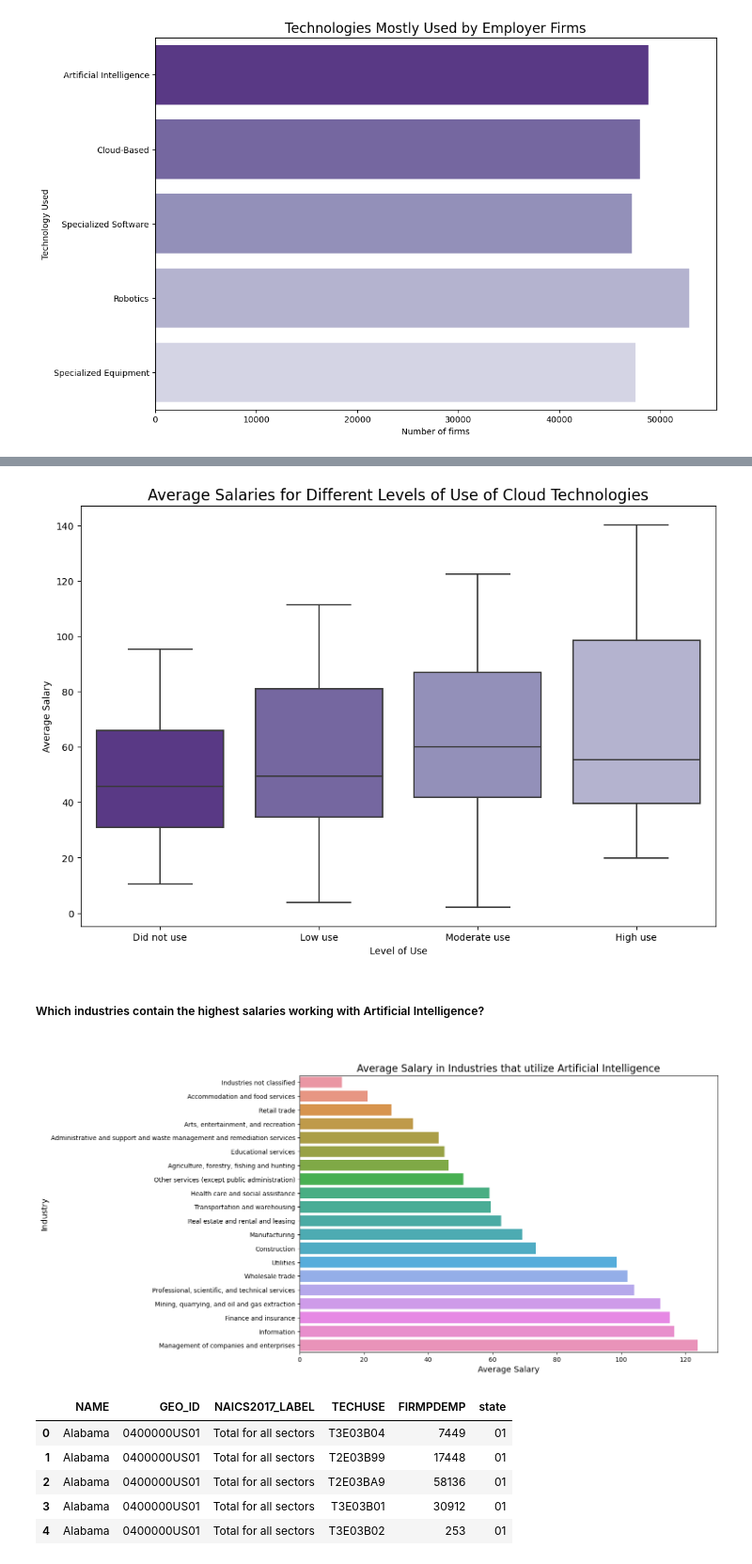
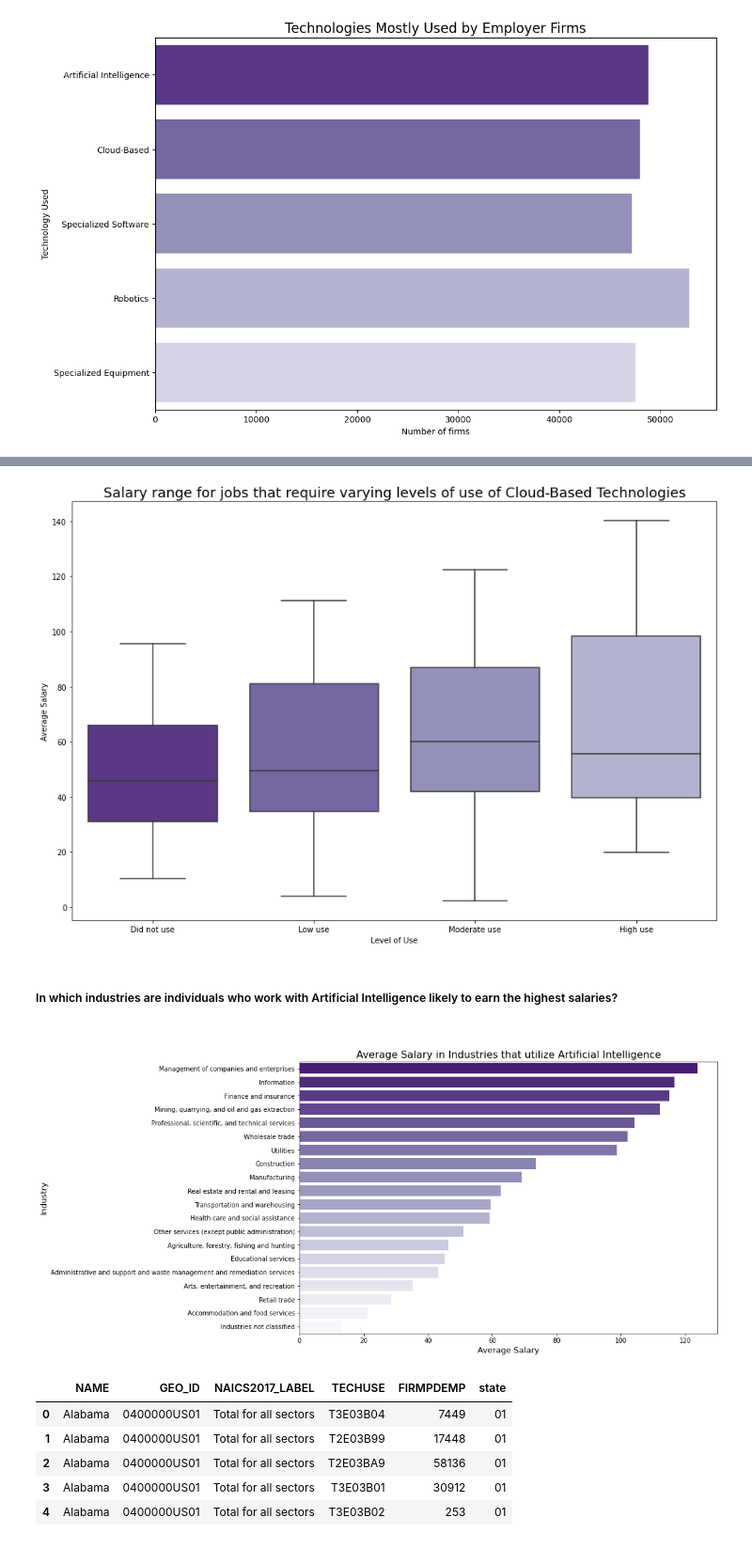
Before and after one commit to FinnMcSweeney/asmt-08-group1, a Jupyter notebook: asmt-08.ipynb, the cells around one changed output, grey strips where cells are left out. Shown at 94% size. Drawn from its saved outputs; the diff is of its cells as text; code cells hidden in the pictures.

```diff
--- a/asmt-08.ipynb
+++ b/asmt-08.ipynb
@@ -708,7 +715,7 @@ Payroll_ai = Payroll_ai.rename({0: 'Average Salary', 1: 'Industry'}, axis=1)
 26.	Sort values for *Payroll_ai* by *Average Salary*.
 # %%
 
-Payroll_ai.sort_values(by='Average Salary', ascending=True, inplace=True)
+Payroll_ai.sort_values(by='Average Salary', ascending=False, inplace=True)
 # %% [markdown]
 <h5>What technologies are mostly used by employer firms?<h5>
 # %%
@@ -738,22 +745,22 @@ plt.title('Average Salaries for Different Levels of Use of Specialized Software'
 # %%
-plt.figure(figsize=(12,8))
+plt.figure(figsize=(15,10))
 sns.set_palette(palette= 'Purples_r')
 software_plot= sns.boxplot(x='Level of Use', y='Average Salary', data=cloud, order=['Did not use','Low use','Moderate use','High use'])
-plt.title('Average Salaries for Different Levels of Use of Cloud Technologies', size= 16);
+plt.title('Salary range for jobs that require varying levels of use of Cloud-Based Technologies', size= 18);
 # %% [output]
-[figure, old version]
+[figure, new version]
 # %% [markdown]
-<h5>Which industries contain the highest salaries working with Artificial Intelligence?<h5>
+<h5>In which industries are individuals who work with Artificial Intelligence likely to earn the highest salaries?<h5>
 # %%
 sns.set_palette(palette= 'Purples_r')
 plt.figure(figsize= (12,8))
-sns.barplot(y= Payroll_ai['Industry'], x= (Payroll_ai['Average Salary']));
+sns.barplot(y= Payroll_ai['Industry'], x= (Payroll_ai['Average Salary']), palette='Purples_r');
 plt.title('Average Salary in Industries that utilize Artificial Intelligence', size= 16);
 plt.xlabel('Average Salary', size= 13);
 plt.ylabel('Industry', size = 13);
 plt.show()
 # %% [output]
-[figure, old version]
+[figure, new version]
 # %%
 queries_tech_characteristics  = [
     "NAME","GEO_ID","NAICS2017_LABEL","TECHUSE","FIRMPDEMP"
```
Also changed, not shown: parts of 13 cells of this notebook.
